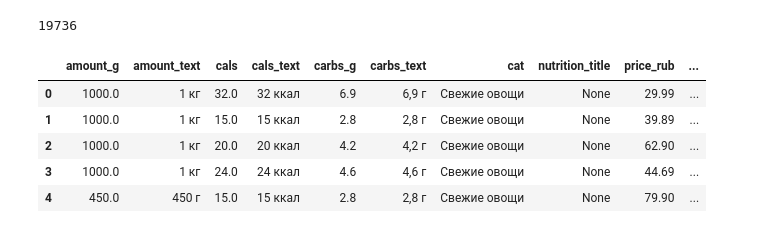
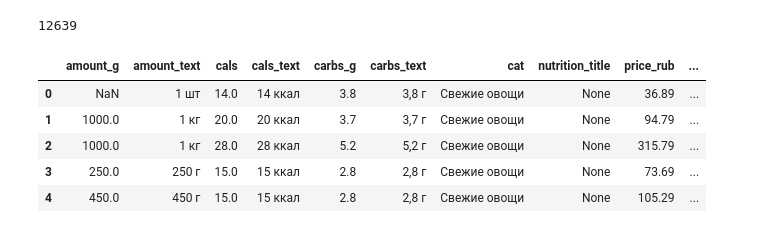
Before and after one commit to HoverHell/grocery_scrape, a Jupyter notebook: grocerydata.ipynb, the cells around one changed output. Cells and saved outputs as stored; diff of their text form; code cells hidden in the pictures.

```diff
--- a/grocerydata.ipynb
+++ b/grocerydata.ipynb
@@ -7,7 +7,10 @@ import ujson as json
 import pandas as pd
 
 
-def read_jsl_fln(filename='im_metro_items.jsl'):
+# SRC_FILE = 'im_metro_items.jsl'
+SRC_FILE = 'im_lenta_items.jsl'
+
+def read_jsl_fln(filename):
     return (json.loads(line.strip()) for line in open(filename))
 
 
@@ -63,7 +66,7 @@ def parse_cals(item):
     return parse_number(value[:-len(suffix)])
 
 
-with open('im_metro_items.jsl') as fobj:
+with open(SRC_FILE) as fobj:
     data = read_jsl(fobj)
 
     # data = itertools.islice(data, 100)
@@ -76,39 +79,39 @@ with open('im_metro_items.jsl') as fobj:
 
     data = (dict(
         # item,
         url=item['url'],
         title=item['title'],
         cat=item['crumbs'][-1]['title'],
 
         amount_text=item.get('amount_text'),
         price_text=item.get('price_text'),
         # nutrition_properties=item.get('nutrition_properties'),
         protein_text=item['nutrition_properties'].get('Белки'),
         carbs_text=item['nutrition_properties'].get('Углеводы'),
         cals_text=item['nutrition_properties'].get('Калорийность'),
         nutrition_title=item.get('nutrition_title'),
 
         price_rub=parse_price(item),
         protein_g=parse_mass(item['nutrition_properties'].get('Белки')),
         carbs_g=parse_mass(item['nutrition_properties'].get('Углеводы')),
         cals=parse_cals(item),
         amount_g=parse_mass(item.get('amount_text')),
     ) for item in data)
 
     data = list(data)
 
 df = pd.DataFrame(data)
 df_0 = df
 print(len(df))
 df.head()
 # %% [output]
-19736
+12639
 |  | amount_g | amount_text | cals | cals_text | carbs_g | carbs_text | cat | nutrition_title | price_rub | ... |
-| 0 | 1000.0 | 1 кг | 32.0 | 32 ккал | 6.9 | 6,9 г | Свежие овощи | None | 29.99 | ... |
-| 1 | 1000.0 | 1 кг | 15.0 | 15 ккал | 2.8 | 2,8 г | Свежие овощи | None | 39.89 | ... |
-| 2 | 1000.0 | 1 кг | 20.0 | 20 ккал | 4.2 | 4,2 г | Свежие овощи | None | 62.90 | ... |
-| 3 | 1000.0 | 1 кг | 24.0 | 24 ккал | 4.6 | 4,6 г | Свежие овощи | None | 44.69 | ... |
-| 4 | 450.0 | 450 г | 15.0 | 15 ккал | 2.8 | 2,8 г | Свежие овощи | None | 79.90 | ... |
+| 0 | NaN | 1 шт | 14.0 | 14 ккал | 3.8 | 3,8 г | Свежие овощи | None | 36.89 | ... |
+| 1 | 1000.0 | 1 кг | 20.0 | 20 ккал | 3.7 | 3,7 г | Свежие овощи | None | 94.79 | ... |
+| 2 | 1000.0 | 1 кг | 28.0 | 28 ккал | 5.2 | 5,2 г | Свежие овощи | None | 315.79 | ... |
+| 3 | 250.0 | 250 г | 15.0 | 15 ккал | 2.8 | 2,8 г | Свежие овощи | None | 73.69 | ... |
+| 4 | 450.0 | 450 г | 15.0 | 15 ккал | 2.8 | 2,8 г | Свежие овощи | None | 105.29 | ... |
 # %%
 pd.set_option('display.max_colwidth', 1000)
 # %%
```
Also changed, not shown: parts of 5 cells of this notebook.
